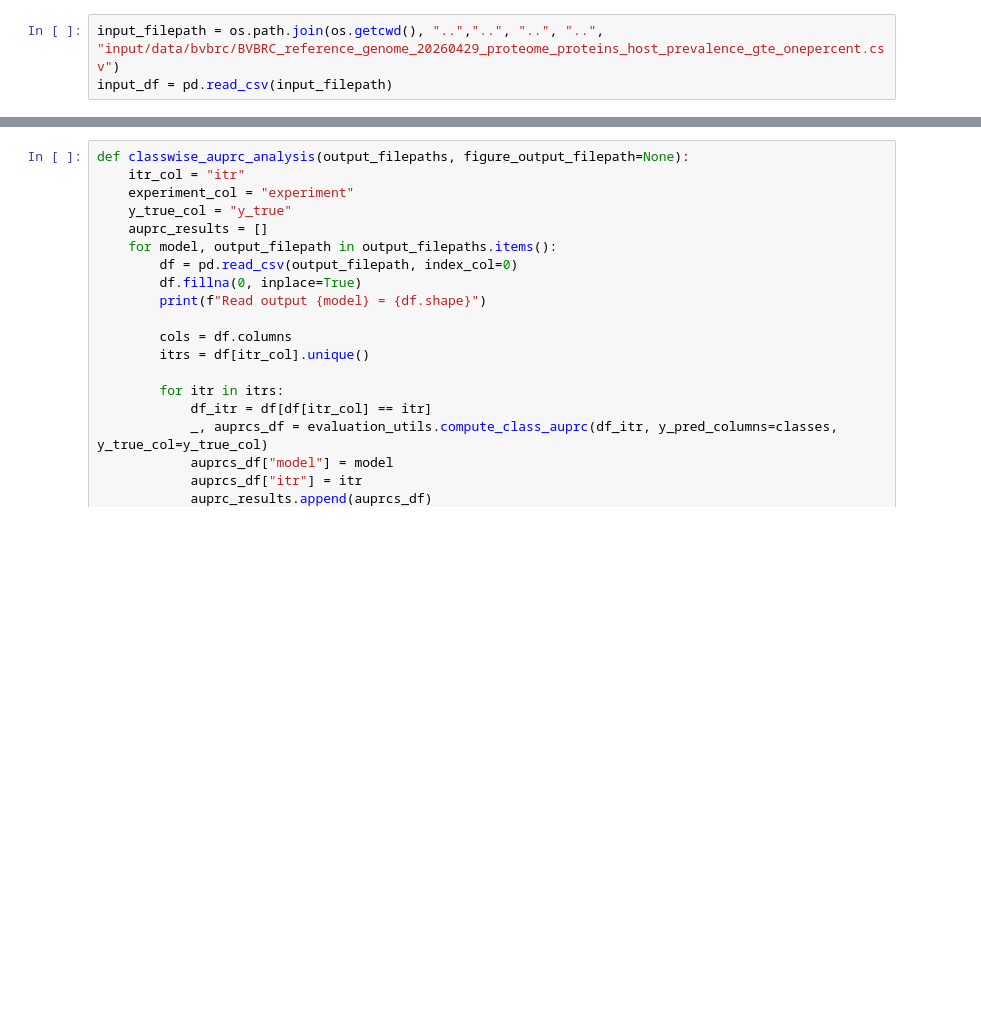
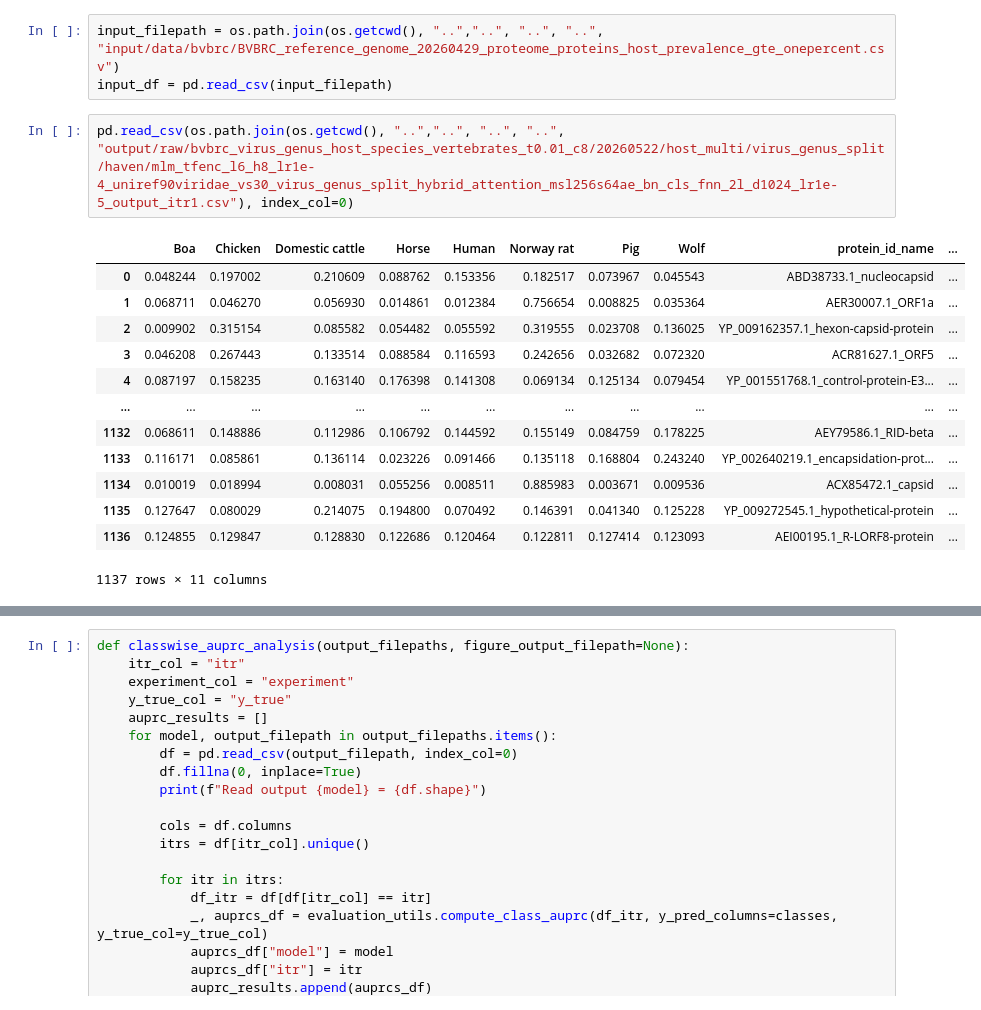
Before and after one commit to NeelTheBomb/HAVEN, a Jupyter notebook: src/jupyter_notebooks/results-analysis/bvbrc/bvbrc_proteome_all_models_auprc_analysis-virus-genus-split.ipynb, the cells around one changed output, grey strips where cells are left out. Saved outputs shown, nothing was run; the diff lists cells and outputs as text; blank space fills up the shorter version.

```diff
--- a/src/jupyter_notebooks/results-analysis/bvbrc/bvbrc_proteome_all_models_auprc_analysis-virus-genus-split.ipynb
+++ b/src/jupyter_notebooks/results-analysis/bvbrc/bvbrc_proteome_all_models_auprc_analysis-virus-genus-split.ipynb
@@ -51,3 +51,19 @@ from src.utils import utils, evaluation_utils, visualization_utils
 # %%
 input_filepath = os.path.join(os.getcwd(), "..","..", "..", "..", "input/data/bvbrc/BVBRC_reference_genome_20260429_proteome_proteins_host_prevalence_gte_onepercent.csv")
 input_df = pd.read_csv(input_filepath)
+# %%
+pd.read_csv(os.path.join(os.getcwd(), "..","..", "..", "..", "output/raw/bvbrc_virus_genus_host_species_vertebrates_t0.01_c8/20260522/host_multi/virus_genus_split/haven/mlm_tfenc_l6_h8_lr1e-4_uniref90viridae_vs30_virus_genus_split_hybrid_attention_msl256s64ae_bn_cls_fnn_2l_d1024_lr1e-5_output_itr1.csv"), index_col=0)
+# %% [output]
+|  | Boa | Chicken | Domestic cattle | Horse | Human | Norway rat | Pig | Wolf | protein_id_name | ... |
+| 0 | 0.048244 | 0.197002 | 0.210609 | 0.088762 | 0.153356 | 0.182517 | 0.073967 | 0.045543 | ABD38733.1_nucleocapsid | ... |
+| 1 | 0.068711 | 0.046270 | 0.056930 | 0.014861 | 0.012384 | 0.756654 | 0.008825 | 0.035364 | AER30007.1_ORF1a | ... |
+| 2 | 0.009902 | 0.315154 | 0.085582 | 0.054482 | 0.055592 | 0.319555 | 0.023708 | 0.136025 | YP_009162357.1_hexon-capsid-protein | ... |
+| 3 | 0.046208 | 0.267443 | 0.133514 | 0.088584 | 0.116593 | 0.242656 | 0.032682 | 0.072320 | ACR81627.1_ORF5 | ... |
+| 4 | 0.087197 | 0.158235 | 0.163140 | 0.176398 | 0.141308 | 0.069134 | 0.125134 | 0.079454 | YP_001551768.1_control-protein-E3... | ... |
+| ... | ... | ... | ... | ... | ... | ... | ... | ... | ... | ... |
+| 1132 | 0.068611 | 0.148886 | 0.112986 | 0.106792 | 0.144592 | 0.155149 | 0.084759 | 0.178225 | AEY79586.1_RID-beta | ... |
+| 1133 | 0.116171 | 0.085861 | 0.136114 | 0.023226 | 0.091466 | 0.135118 | 0.168804 | 0.243240 | YP_002640219.1_encapsidation-prot... | ... |
+| 1134 | 0.010019 | 0.018994 | 0.008031 | 0.055256 | 0.008511 | 0.885983 | 0.003671 | 0.009536 | ACX85472.1_capsid | ... |
+| 1135 | 0.127647 | 0.080029 | 0.214075 | 0.194800 | 0.070492 | 0.146391 | 0.041340 | 0.125228 | YP_009272545.1_hypothetical-protein | ... |
+| 1136 | 0.124855 | 0.129847 | 0.128830 | 0.122686 | 0.120464 | 0.122811 | 0.127414 | 0.123093 | AEI00195.1_R-LORF8-protein | ... |
+1137 rows × 11 columns
```
Also changed, not shown: parts of 7 cells of this notebook.
